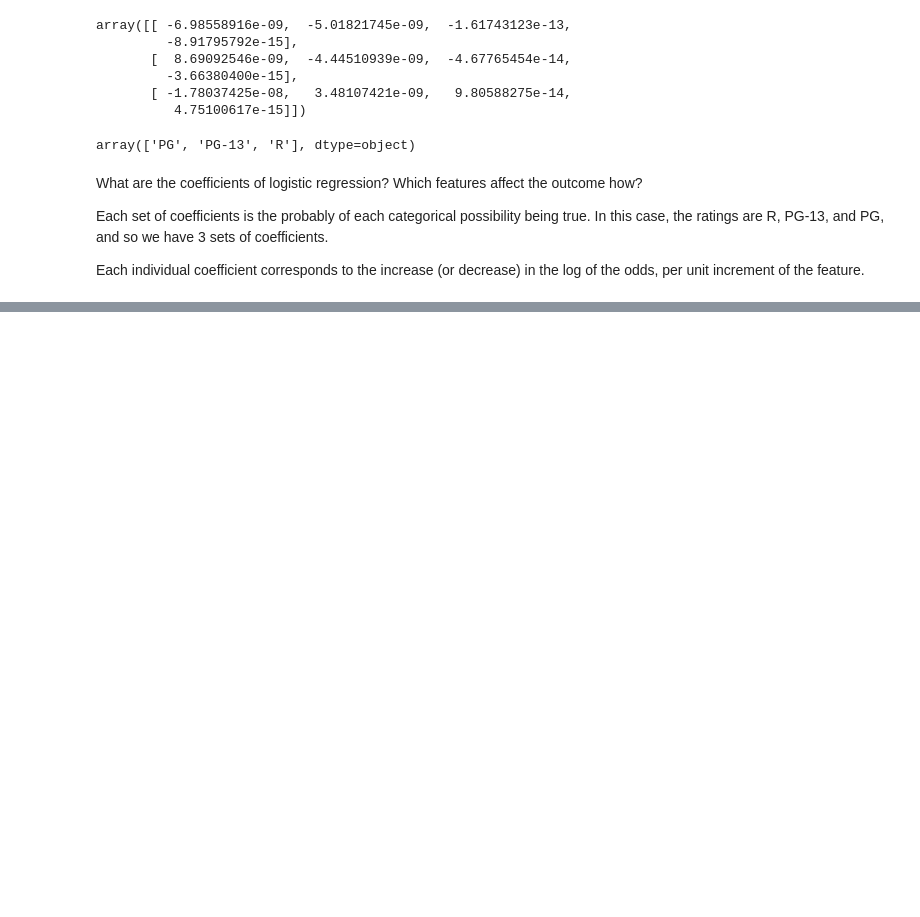
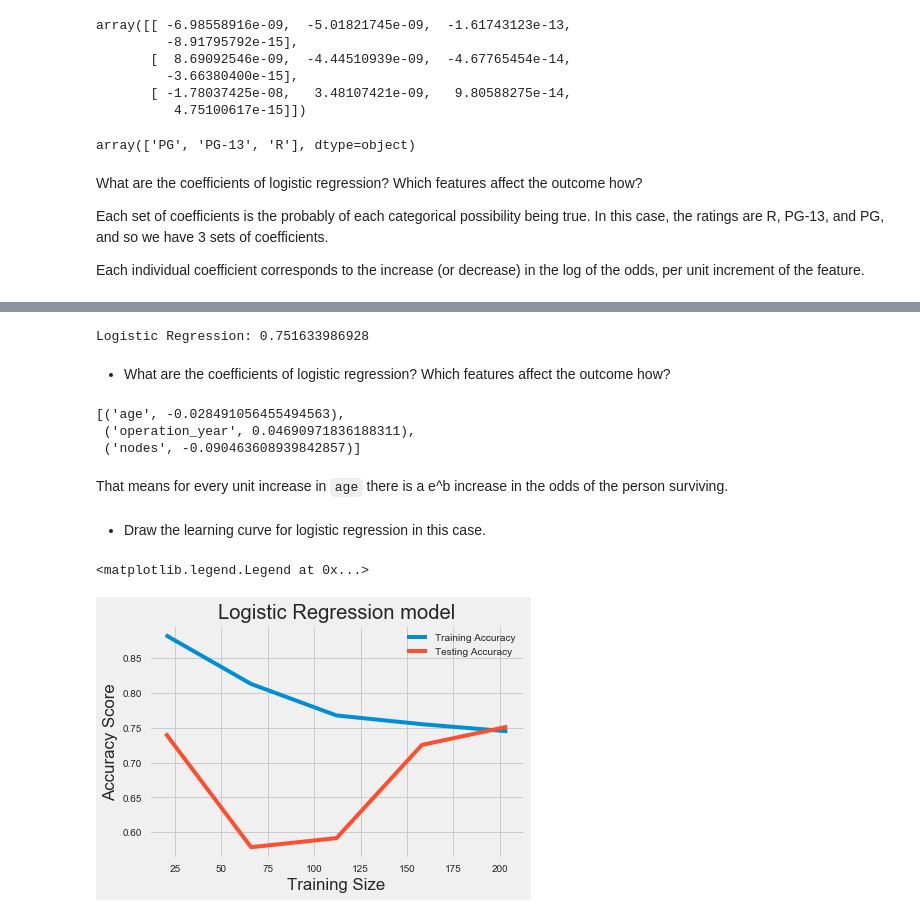
Before and after one commit to Ifeadewumi/metis_work, a Jupyter notebook: challenges/Challenge 7.ipynb, the cells around one changed output, grey strips where cells are left out. Saved outputs shown, nothing was run; the diff lists cells and outputs as text; code cells hidden in the pictures; blank space fills up the shorter version.

```diff
--- a/challenges/Challenge 7.ipynb
+++ b/challenges/Challenge 7.ipynb
@@ -499,0 +563,6 @@ Get it from here: [Haberman Survival Dataset](https://archive.ics.uci.edu/ml/dat
+# %%
+y = df_hab['survival']
+# %%
+lr_model = LogisticRegression()
+# %%
+X_train, X_te, y_train, y_te = train_test_split(X, y, test_size=0.33, random_state=42)
@@ -499,0 +582,30 @@ Get it from here: [Haberman Survival Dataset](https://archive.ics.uci.edu/ml/dat
+# %%
+print("Logistic Regression:", np.mean(cross_val_score(lr_model, X, y)))
+# %% [output]
+Logistic Regression: 0.751633986928
+# %% [markdown]
+* What are the coefficients of logistic regression? Which features affect the outcome how?
+# %%
+list(zip(X.columns, lr_model.coef_[0]))
+# %% [output]
+[('age', -0.028491056455494563),
+ ('operation_year', 0.04690971836188311),
+ ('nodes', -0.090463608939842857)]
+# %% [markdown]
+That means for every unit increase in `age` there is a e^b increase in the odds of the person surviving.
+# %% [markdown]
+ * Draw the learning curve for logistic regression in this case.
+# %%
+m, train_score, ts_score = learning_curve(lr_model, X, y)
+train_cv_score = np.mean(train_score, axis=1)
+test_cv_score = np.mean(ts_score, axis=1)
+plt.plot(m, train_cv_score, label="Training Accuracy")
+plt.plot(m, test_cv_score, label="Testing Accuracy")
+plt.xlabel('Training Size')
+plt.ylabel('Accuracy Score')
+# plt.ylim(ymin=0.85)
+plt.title('Logistic Regression model')
+plt.legend()
+# %% [output]
+<matplotlib.legend.Legend at 0x...>
+[figure, added]
```
Also changed, not shown: parts of 25 cells of this notebook, 3 other files.
